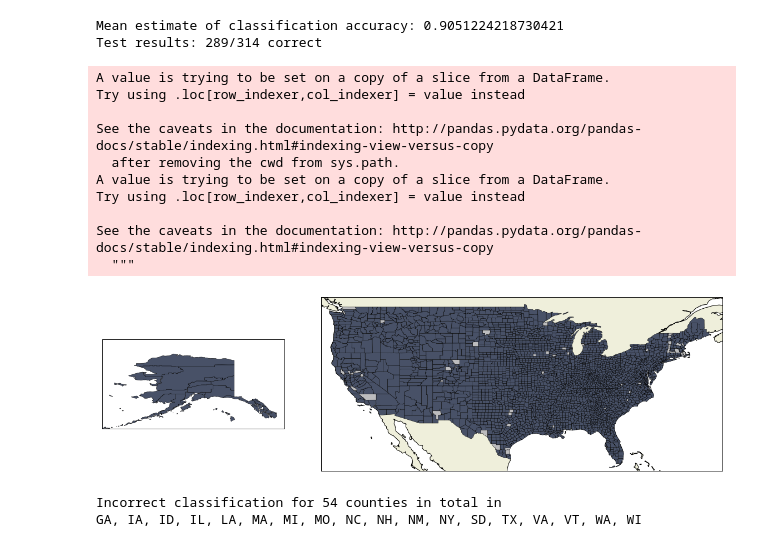
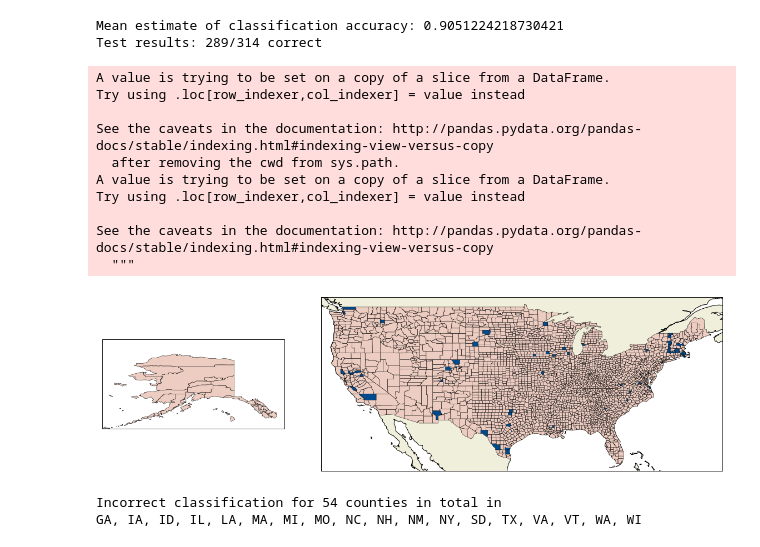
Before and after one commit to arjology/data_science, a Jupyter notebook: US voting and census.ipynb, the cells around one changed output. Drawn from its saved outputs; the diff is of its cells as text; code cells hidden in the pictures.

```diff
--- a/US voting and census.ipynb
+++ b/US voting and census.ipynb
@@ -1039,28 +1039,28 @@ Test results: 289/314 correct
 # %%
 # Looking at correct (red) vs incorrect (black) predictions
 predicted_binarized_spread = model.predict(X=X)
 plot_df_random_forrest_results = plot_df[plot_df.isnull().any(axis=1)==False]
 plot_df_random_forrest_results['SPREAD_BINARIZED'] = list(map(lambda x: (x+1)/2.0, np.sign(y.ravel())))
 plot_df_random_forrest_results['SPREAD_BINARIZED_PREDICTED'] = list(map(lambda x: 1 if x==0 else 0, np.abs(predicted_binarized_spread-np.sign(y.ravel()))))
 plot_heatmaps_by_count(df=plot_df_random_forrest_results,
                        records=records,
                        scale2='SPREAD_BINARIZED_PREDICTED',
                        legend=False,
                        save="RF_binary_classification",
-                       color="#485167"
+                       color="#EDCDC2"
                       )
 # %% [output]
 A value is trying to be set on a copy of a slice from a DataFrame.
 Try using .loc[row_indexer,col_indexer] = value instead
 
 See the caveats in the documentation: http://pandas.pydata.org/pandas-docs/stable/indexing.html#indexing-view-versus-copy
   after removing the cwd from sys.path.
 A value is trying to be set on a copy of a slice from a DataFrame.
 Try using .loc[row_indexer,col_indexer] = value instead
 
 See the caveats in the documentation: http://pandas.pydata.org/pandas-docs/stable/indexing.html#indexing-view-versus-copy
   """
-[figure, old version]
+[figure, new version]
 # %%
 state_county_wrong = set()
 states_wrong = set()
```
